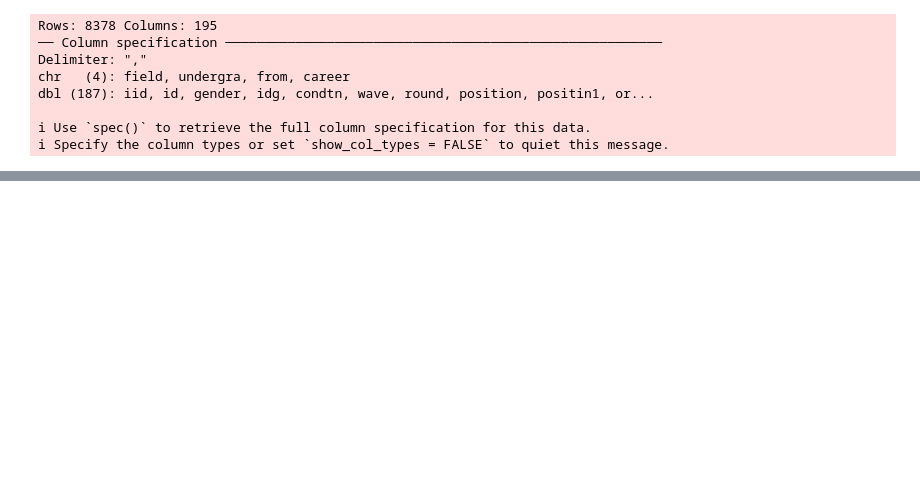
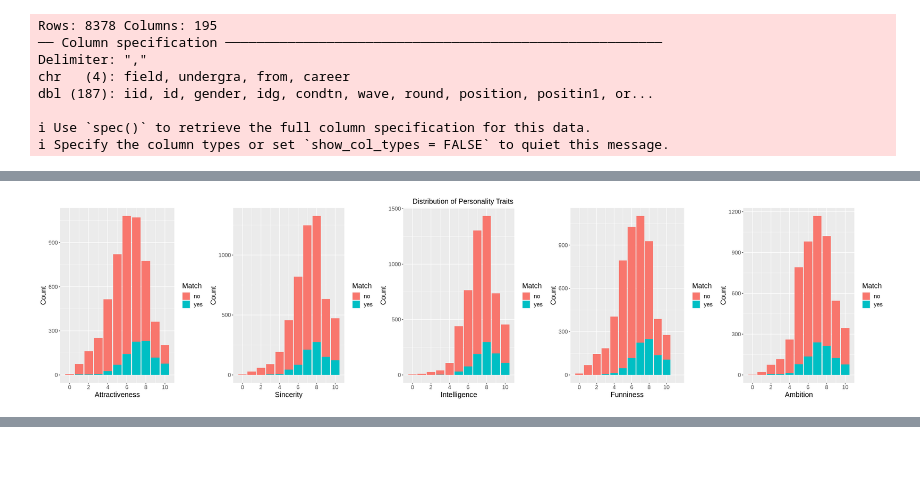
Before and after one commit to LotsaChai/toy-ds-project, a Jupyter notebook: DSCI Group Project Proposal.ipynb, the cells around one changed output, grey strips where cells are left out. Drawn from its saved outputs; the diff is of its cells as text; code cells hidden in the pictures; blank space fills up the shorter version.

```diff
--- a/DSCI Group Project Proposal.ipynb
+++ b/DSCI Group Project Proposal.ipynb
@@ -159,0 +147,44 @@ Prediction    0    1
+# %%
+# Distribuitions of Personality Traits
+options(repr.plot.width=25, repr.plot.height=6)
+
+attractiveness_plot <- speed_dating_train |>
+    ggplot(aes(x = attractiveness, fill = match)) +
+    geom_bar() +
+    labs(x = "Attractiveness", y = "Count", fill = "Match") +
+    scale_x_continuous(breaks = seq(0, 10, by = 2)) +
+    theme(text = element_text(size = 15))
+
+sincerity_plot <- speed_dating_train |>
+    ggplot(aes(x = sincerity, fill = match)) +
+    geom_bar() +
+    labs(x = "Sincerity", y = "Count", fill = "Match") +
+    scale_x_continuous(breaks = seq(0, 10, by = 2)) +
+    theme(text = element_text(size = 15))
+
+intelligence_plot <- speed_dating_train |>
+    ggplot(aes(x = intelligence, fill = match)) +
+    geom_bar() +
+    labs(x = "Intelligence", y = "Count", fill = "Match") +
+    scale_x_continuous(breaks = seq(0, 10, by = 2)) +
+    theme(text = element_text(size = 15))
+
+funny_plot <- speed_dating_train |>
+    ggplot(aes(x = funniness, fill = match)) +
+    geom_bar() +
+    labs(x = "Funniness", y = "Count", fill = "Match") +
+    scale_x_continuous(breaks = seq(0, 10, by = 2)) +
+    theme(text = element_text(size = 15))
+
+ambition_plot <- speed_dating_train |>
+    ggplot(aes(x = ambition, fill = match)) +
+    geom_bar() +
+    labs(x = "Ambition", y = "Count", fill = "Match") +
+    scale_x_continuous(breaks = seq(0, 10, by = 2)) +
+    theme(text = element_text(size = 15))
+
+
+grid.arrange(attractiveness_plot, sincerity_plot, intelligence_plot, funny_plot, ambition_plot,
+             nrow = 1, top = textGrob("Distribution of Personality Traits", gp=gpar(fontsize=15,font=8)))
+# %% [output]
+[figure, added]
```
Also changed, not shown: parts of 13 cells of this notebook.
